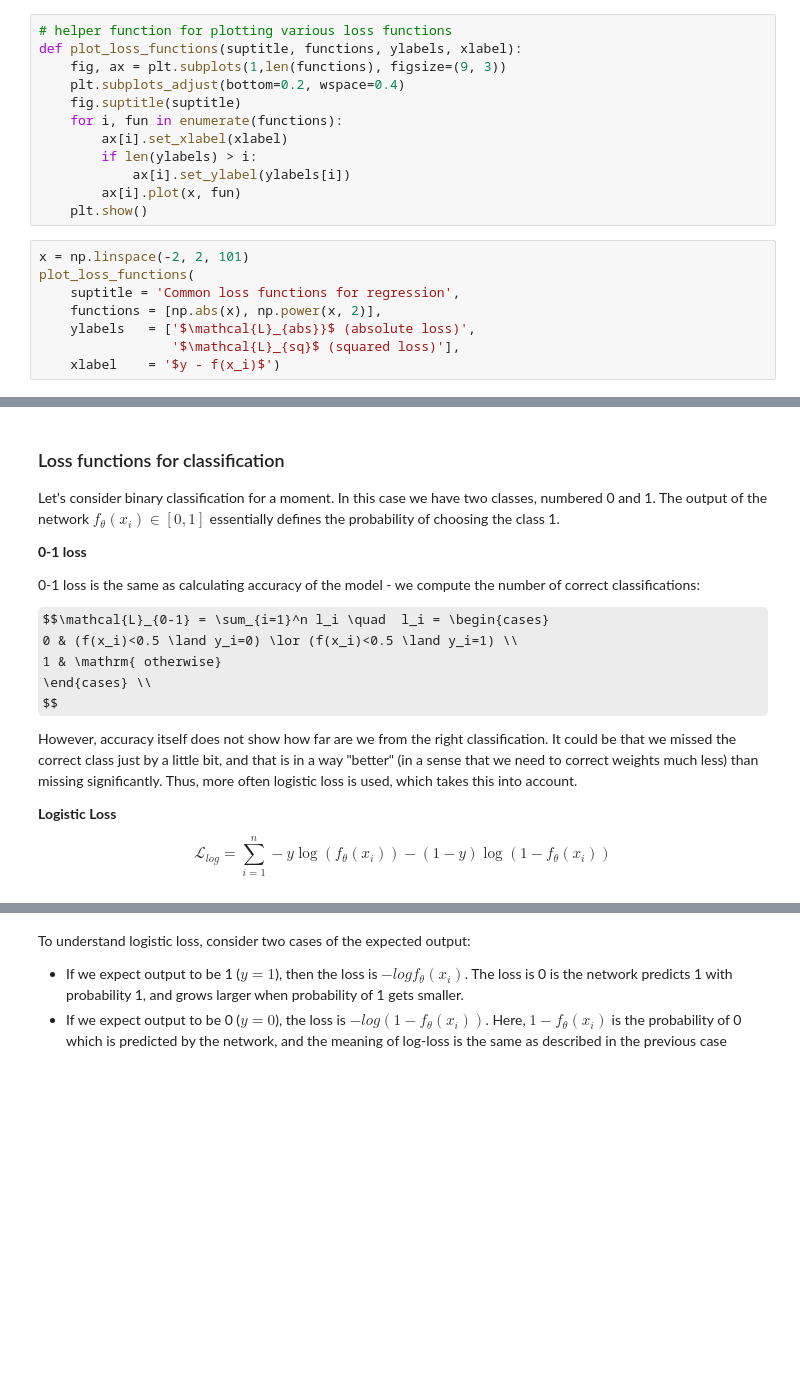
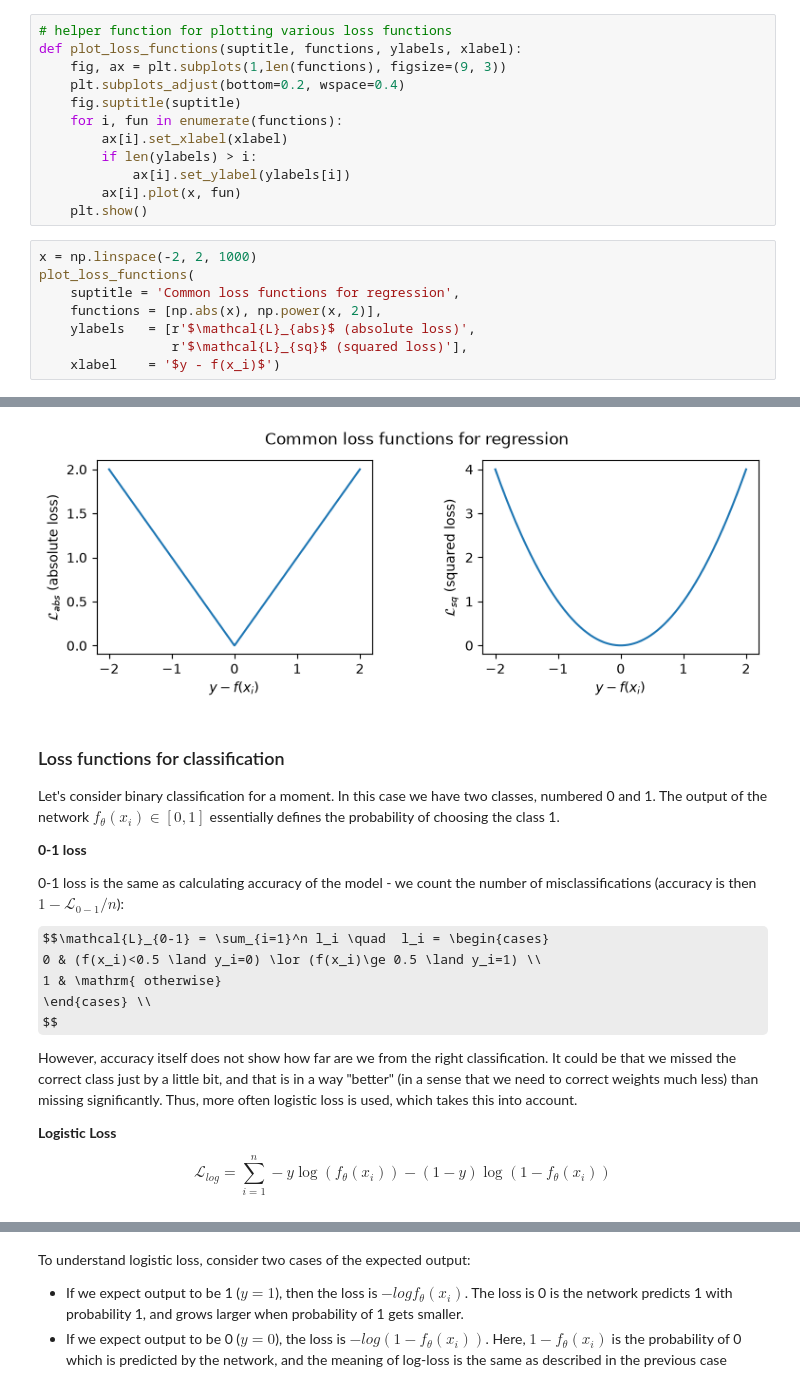
Before and after one commit to phucvinh57/AI-For-Beginners, a Jupyter notebook: lessons/3-NeuralNetworks/04-OwnFramework/OwnFramework.ipynb, the cells around one changed output, grey strips where cells are left out. Cells and saved outputs as stored; diff of their text form; some formulas as TeX source; blank space fills up the shorter version.

```diff
--- a/lessons/3-NeuralNetworks/04-OwnFramework/OwnFramework.ipynb
+++ b/lessons/3-NeuralNetworks/04-OwnFramework/OwnFramework.ipynb
@@ -87,11 +86,11 @@ def plot_loss_functions(suptitle, functions, ylabels, xlabel):
         ax[i].plot(x, fun)
     plt.show()
 # %%
-x = np.linspace(-2, 2, 101)
+x = np.linspace(-2, 2, 1000)
 plot_loss_functions(
     suptitle = 'Common loss functions for regression',
     functions = [np.abs(x), np.power(x, 2)],
-    ylabels   = ['$\mathcal{L}_{abs}}$ (absolute loss)',
-                 '$\mathcal{L}_{sq}$ (squared loss)'],
+    ylabels   = [r'$\mathcal{L}_{abs}$ (absolute loss)',
+                 r'$\mathcal{L}_{sq}$ (squared loss)'],
     xlabel    = '$y - f(x_i)$')
 # %% [output]
@@ -100,3 +97,4 @@ plot_loss_functions(
+[figure, added]
 # %% [markdown]
 ### Loss functions for classification
 
@@ -104,10 +102,10 @@ Let's consider binary classification for a moment. In this case we have two clas
 
 **0-1 loss**
 
-0-1 loss is the same as calculating accuracy of the model - we compute the number of correct classifications:
+0-1 loss is the same as calculating accuracy of the model - we count the number of misclassifications (accuracy is then $1 - \mathcal{L}_{0-1}/n$):
 
 $$\mathcal{L}_{0-1} = \sum_{i=1}^n l_i \quad  l_i = \begin{cases}
-         0 & (f(x_i)<0.5 \land y_i=0) \lor (f(x_i)<0.5 \land y_i=1) \\
+         0 & (f(x_i)<0.5 \land y_i=0) \lor (f(x_i)\ge 0.5 \land y_i=1) \\
          1 & \mathrm{ otherwise}
        \end{cases} \\
 $$
```
Also changed, not shown: parts of 18 cells of this notebook, 8 other files.
